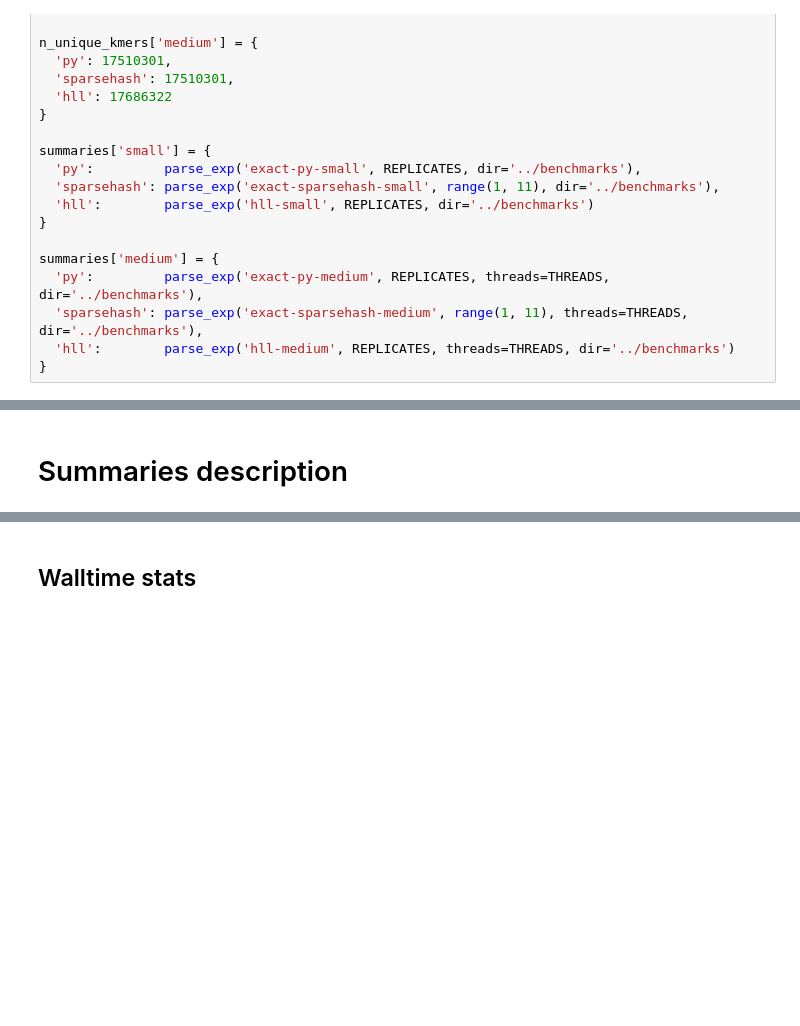
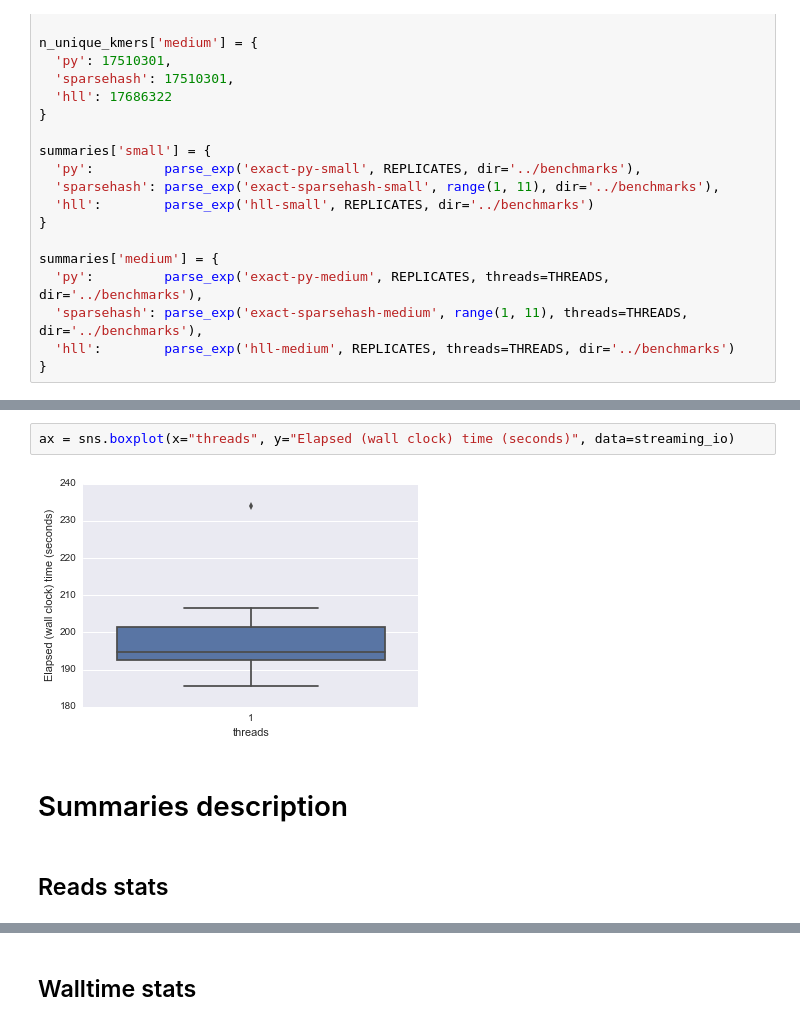
Before and after one commit to luizirber/2014-hll-counter, a Jupyter notebook: notebooks/Figures.ipynb, the cells around one changed output, grey strips where cells are left out. Saved outputs shown, nothing was run; the diff lists cells and outputs as text; blank space fills up the shorter version.

```diff
--- a/notebooks/Figures.ipynb
+++ b/notebooks/Figures.ipynb
@@ -132,2 +212,8 @@ final_df.groupby(('size', 'condition')).first()
+# %%
+ax = sns.boxplot(x="threads", y="Elapsed (wall clock) time (seconds)", data=streaming_io)
+# %% [output]
+[figure, added]
 # %% [markdown]
 # Summaries description
+# %% [markdown]
+## Reads stats
```
Also changed, not shown: parts of 20 cells of this notebook, 1 other file.
